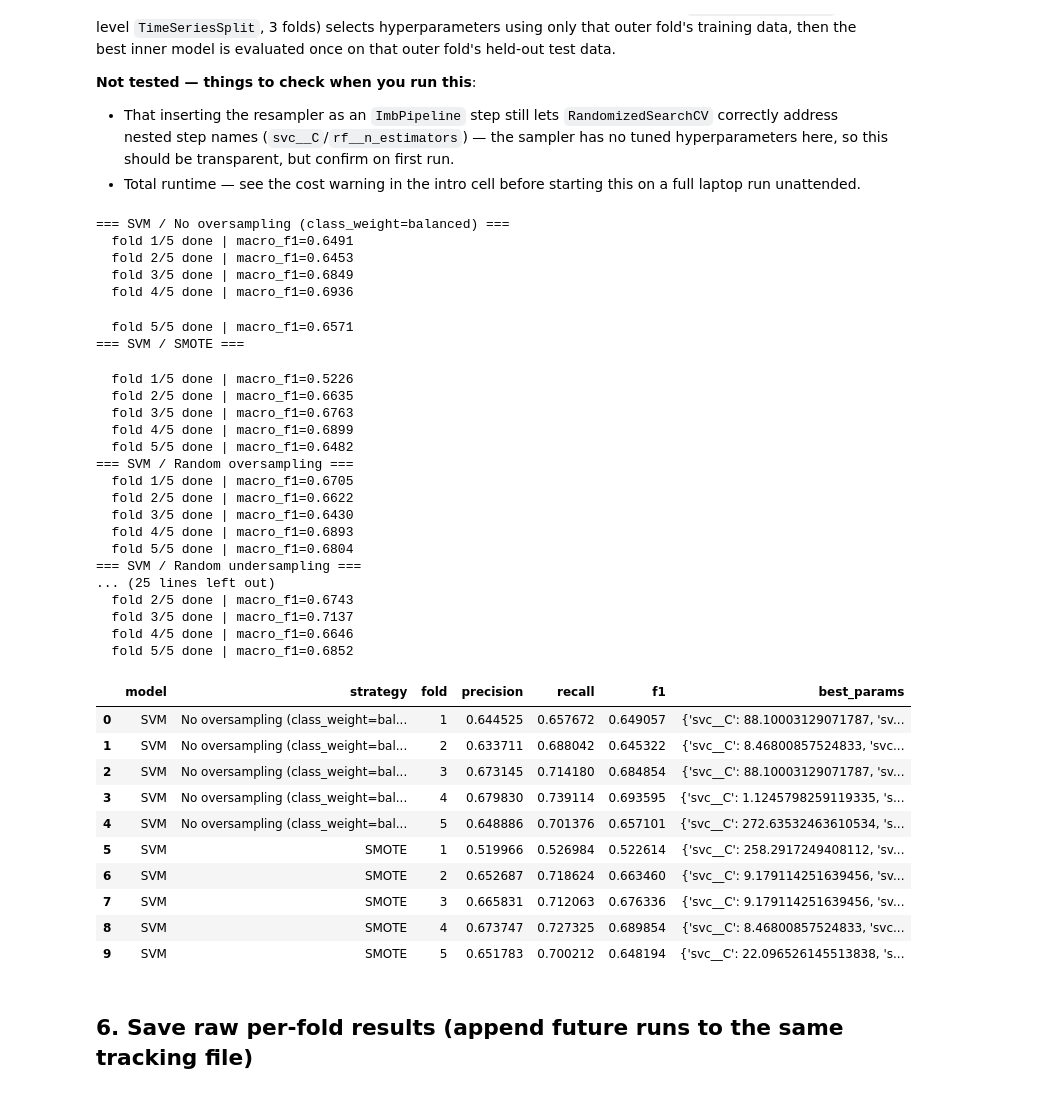
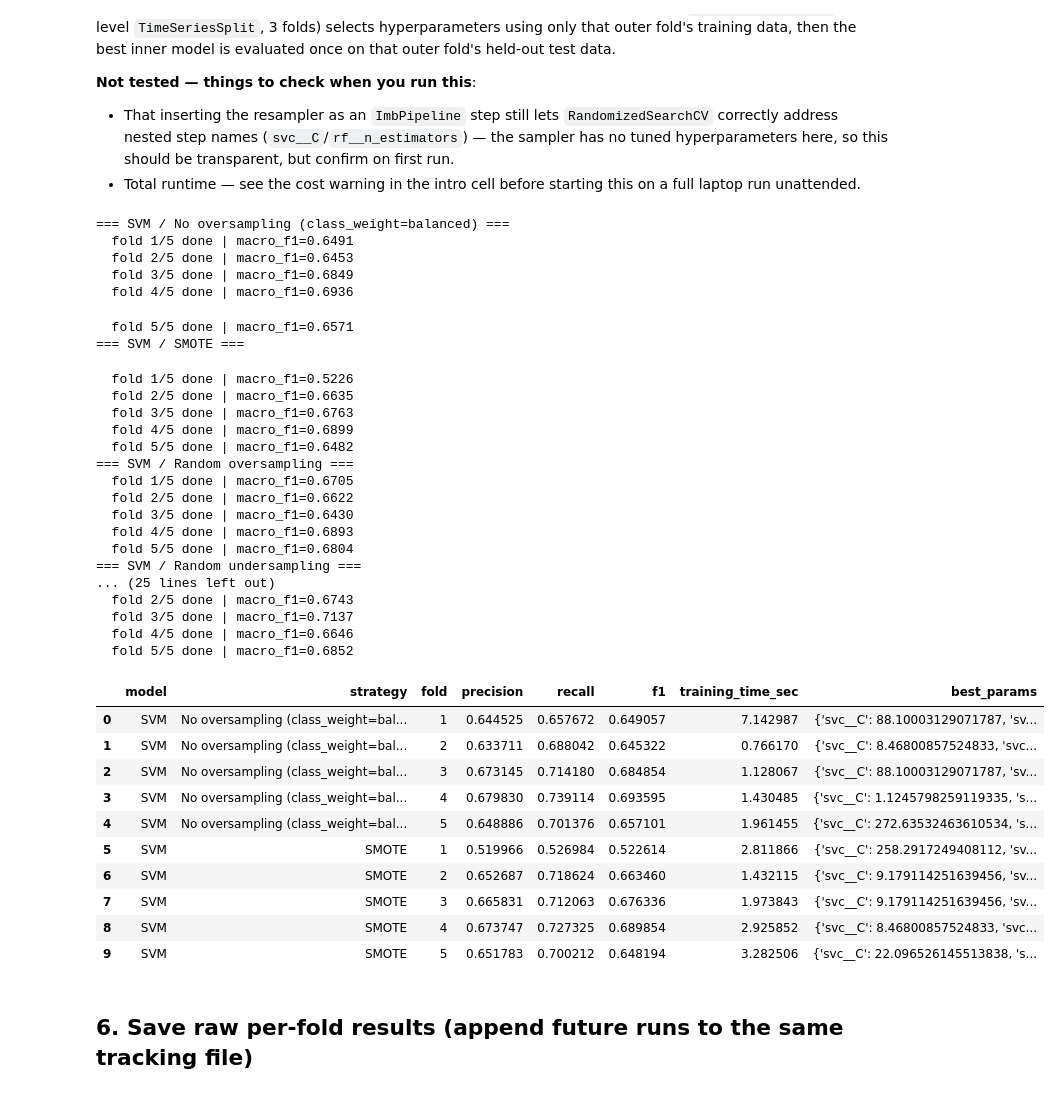
Before and after one commit to KDool/formula1_data_mining_project, a Jupyter notebook: models_training/imbalance_strategy_nestedcv.ipynb, the cells around one changed output. Drawn from its saved outputs; the diff is of its cells as text; code cells hidden in the pictures.

Commit message:
adding time metrics

```diff
--- a/models_training/imbalance_strategy_nestedcv.ipynb
+++ b/models_training/imbalance_strategy_nestedcv.ipynb
@@ -220,7 +221,9 @@ for model_name, (make_pipeline_fn, param_dist) in model_configs.items():
                 n_jobs=-1,
                 refit=True,
             )
+            start_time = time.time()
             search.fit(X_train, y_train)
+            elapsed_time = time.time() - start_time
             y_pred = search.predict(X_test)
 
             results.append({
@@ -230,48 +233,49 @@ for model_name, (make_pipeline_fn, param_dist) in model_configs.items():
                 "precision": precision_score(y_test, y_pred, average="macro", zero_division=0),
                 "recall": recall_score(y_test, y_pred, average="macro", zero_division=0),
                 "f1": f1_score(y_test, y_pred, average="macro", zero_division=0),
+                "training_time_sec": elapsed_time,
                 "best_params": search.best_params_,
             })
             print(f"  fold {fold_idx}/5 done | macro_f1={results[-1]['f1']:.4f}")
 
 results_df = pd.DataFrame(results)
 results_df.head(10)
 # %% [output]
 === SVM / No oversampling (class_weight=balanced) ===
   fold 1/5 done | macro_f1=0.6491
   fold 2/5 done | macro_f1=0.6453
   fold 3/5 done | macro_f1=0.6849
   fold 4/5 done | macro_f1=0.6936
   fold 5/5 done | macro_f1=0.6571
 === SVM / SMOTE ===
   fold 1/5 done | macro_f1=0.5226
   fold 2/5 done | macro_f1=0.6635
   fold 3/5 done | macro_f1=0.6763
   fold 4/5 done | macro_f1=0.6899
   fold 5/5 done | macro_f1=0.6482
 === SVM / Random oversampling ===
   fold 1/5 done | macro_f1=0.6705
   fold 2/5 done | macro_f1=0.6622
   fold 3/5 done | macro_f1=0.6430
   fold 4/5 done | macro_f1=0.6893
   fold 5/5 done | macro_f1=0.6804
 === SVM / Random undersampling ===
 ... (25 lines left out)
   fold 2/5 done | macro_f1=0.6743
   fold 3/5 done | macro_f1=0.7137
   fold 4/5 done | macro_f1=0.6646
   fold 5/5 done | macro_f1=0.6852
-|  | model | strategy | fold | precision | recall | f1 | best_params |
-| 0 | SVM | No oversampling (class_weight=bal... | 1 | 0.644525 | 0.657672 | 0.649057 | {'svc__C': 88.10003129071787, 'sv... |
-| 1 | SVM | No oversampling (class_weight=bal... | 2 | 0.633711 | 0.688042 | 0.645322 | {'svc__C': 8.46800857524833, 'svc... |
-| 2 | SVM | No oversampling (class_weight=bal... | 3 | 0.673145 | 0.714180 | 0.684854 | {'svc__C': 88.10003129071787, 'sv... |
-| 3 | SVM | No oversampling (class_weight=bal... | 4 | 0.679830 | 0.739114 | 0.693595 | {'svc__C': 1.1245798259119335, 's... |
-| 4 | SVM | No oversampling (class_weight=bal... | 5 | 0.648886 | 0.701376 | 0.657101 | {'svc__C': 272.63532463610534, 's... |
-| 5 | SVM | SMOTE | 1 | 0.519966 | 0.526984 | 0.522614 | {'svc__C': 258.2917249408112, 'sv... |
-| 6 | SVM | SMOTE | 2 | 0.652687 | 0.718624 | 0.663460 | {'svc__C': 9.179114251639456, 'sv... |
-| 7 | SVM | SMOTE | 3 | 0.665831 | 0.712063 | 0.676336 | {'svc__C': 9.179114251639456, 'sv... |
-| 8 | SVM | SMOTE | 4 | 0.673747 | 0.727325 | 0.689854 | {'svc__C': 8.46800857524833, 'svc... |
-| 9 | SVM | SMOTE | 5 | 0.651783 | 0.700212 | 0.648194 | {'svc__C': 22.096526145513838, 's... |
+|  | model | strategy | fold | precision | recall | f1 | training_time_sec | best_params |
+| 0 | SVM | No oversampling (class_weight=bal... | 1 | 0.644525 | 0.657672 | 0.649057 | 7.142987 | {'svc__C': 88.10003129071787, 'sv... |
+| 1 | SVM | No oversampling (class_weight=bal... | 2 | 0.633711 | 0.688042 | 0.645322 | 0.766170 | {'svc__C': 8.46800857524833, 'svc... |
+| 2 | SVM | No oversampling (class_weight=bal... | 3 | 0.673145 | 0.714180 | 0.684854 | 1.128067 | {'svc__C': 88.10003129071787, 'sv... |
+| 3 | SVM | No oversampling (class_weight=bal... | 4 | 0.679830 | 0.739114 | 0.693595 | 1.430485 | {'svc__C': 1.1245798259119335, 's... |
+| 4 | SVM | No oversampling (class_weight=bal... | 5 | 0.648886 | 0.701376 | 0.657101 | 1.961455 | {'svc__C': 272.63532463610534, 's... |
+| 5 | SVM | SMOTE | 1 | 0.519966 | 0.526984 | 0.522614 | 2.811866 | {'svc__C': 258.2917249408112, 'sv... |
+| 6 | SVM | SMOTE | 2 | 0.652687 | 0.718624 | 0.663460 | 1.432115 | {'svc__C': 9.179114251639456, 'sv... |
+| 7 | SVM | SMOTE | 3 | 0.665831 | 0.712063 | 0.676336 | 1.973843 | {'svc__C': 9.179114251639456, 'sv... |
+| 8 | SVM | SMOTE | 4 | 0.673747 | 0.727325 | 0.689854 | 2.925852 | {'svc__C': 8.46800857524833, 'svc... |
+| 9 | SVM | SMOTE | 5 | 0.651783 | 0.700212 | 0.648194 | 3.282506 | {'svc__C': 22.096526145513838, 's... |
 # %% [markdown]
 ## 6. Save raw per-fold results (append future runs to the same tracking file)
 # %%
```
Also changed, not shown: parts of 1 cell of this notebook.
